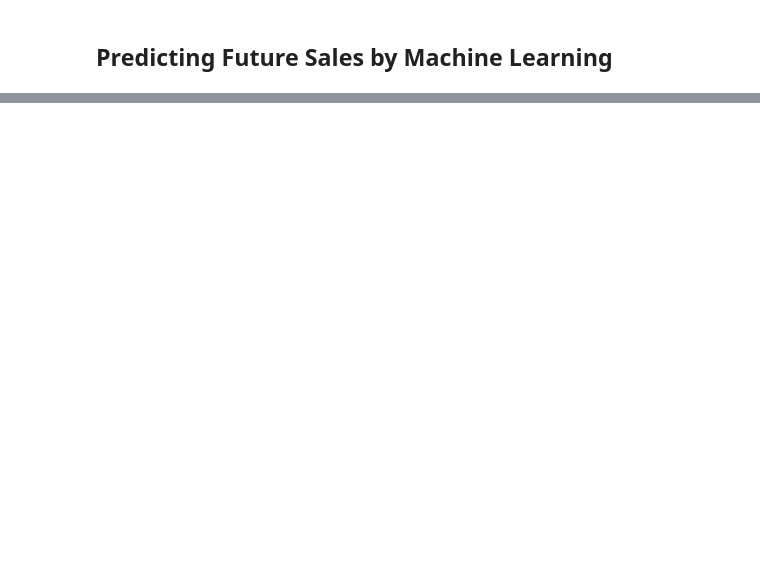
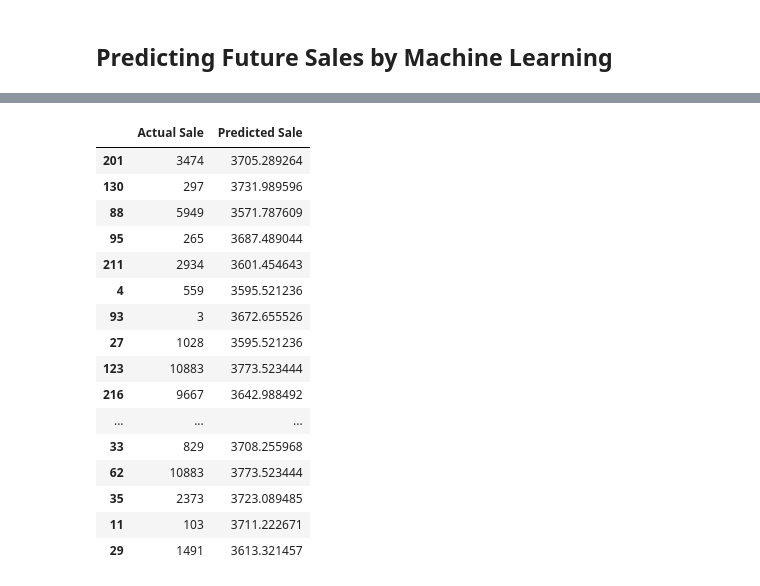
Before and after one commit to ArdeshnaA/CanadaCarSale, a Jupyter notebook: Carsale_EDA.ipynb, the cells around one changed output, grey strips where cells are left out. Saved outputs shown, nothing was run; the diff lists cells and outputs as text; code cells hidden in the pictures; blank space fills up the shorter version.

```diff
--- a/Carsale_EDA.ipynb
+++ b/Carsale_EDA.ipynb
@@ -302,0 +290,23 @@ Text(0, 0.5, 'Predictions')
+# %%
+# ACTUAL Vs PREDICTED Total Sale
+y_pred=lr.predict(x_test)
+df2=pd.DataFrame({'Actual Sale':y_test,'Predicted Sale':y_pred})
+df2
+# %% [output]
+|  | Actual Sale | Predicted Sale |
+| 201 | 3474 | 3705.289264 |
+| 130 | 297 | 3731.989596 |
+| 88 | 5949 | 3571.787609 |
+| 95 | 265 | 3687.489044 |
+| 211 | 2934 | 3601.454643 |
+| 4 | 559 | 3595.521236 |
+| 93 | 3 | 3672.655526 |
+| 27 | 1028 | 3595.521236 |
+| 123 | 10883 | 3773.523444 |
+| 216 | 9667 | 3642.988492 |
+| ... | ... | ... |
+| 33 | 829 | 3708.255968 |
+| 62 | 10883 | 3773.523444 |
+| 35 | 2373 | 3723.089485 |
+| 11 | 103 | 3711.222671 |
+| 29 | 1491 | 3613.321457 |
```
Also changed, not shown: parts of 6 cells of this notebook.
